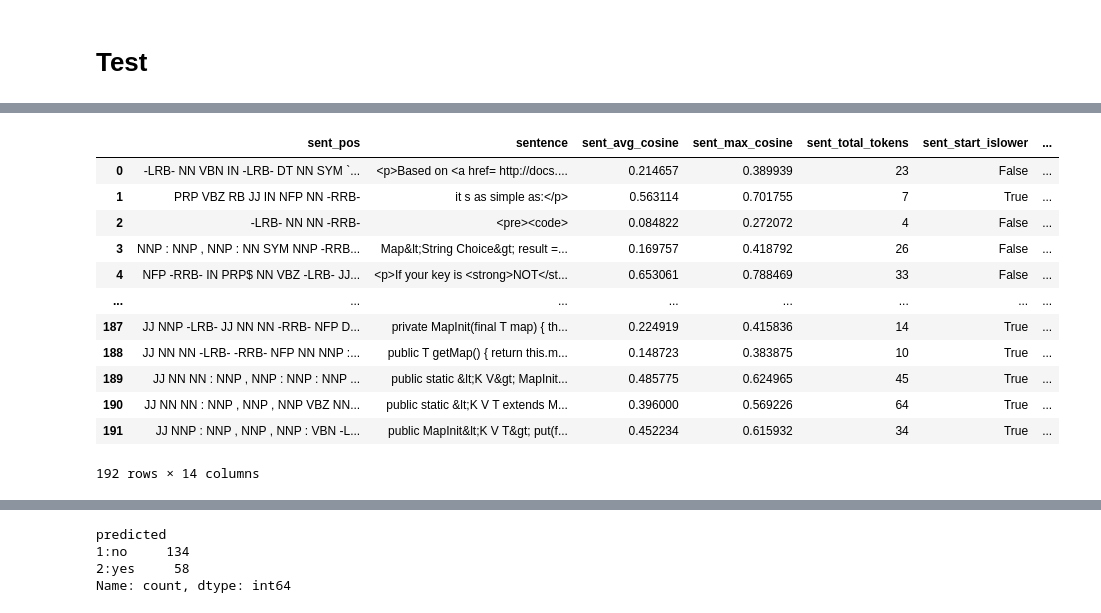
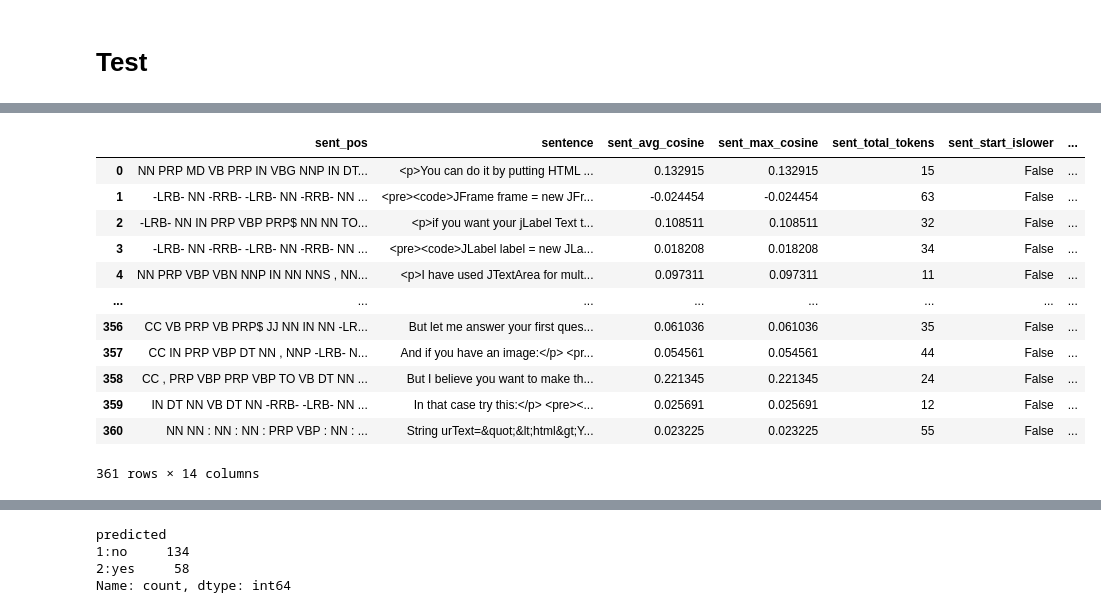
Before and after one commit to sharukat/docchameleon, a Jupyter notebook: doc_customizer_llm/SISE/notebook.ipynb, the cells around one changed output, grey strips where cells are left out. Drawn from its saved outputs; the diff is of its cells as text; code cells hidden in the pictures.

```diff
--- a/doc_customizer_llm/SISE/notebook.ipynb
+++ b/doc_customizer_llm/SISE/notebook.ipynb
@@ -202,7 +202,7 @@ train_df.drop(columns='answers', inplace=True)
 # Test
 # %%
 F = Feature()
-result = F.so_features("awt", "Image")
+result = F.so_features("swing", "JLabel")
 # %%
 result
 # %% [output]
@@ -210,44 +226,44 @@ result
 # %%
 df = pd.DataFrame(result)
 df['sentence'] = df['sentence'].str.replace(r'["\']', ' ', regex=True).str.replace(","," ").str.replace("|"," ")
 df['sent_pos'] = df['sent_pos'].replace({'"': ' ', "'": ' '}, regex=True)
 
 def replace_newlines(s):
     return s.replace('\n', ' ')
 
 # Apply function to all string columns
 df = df.applymap(lambda x: replace_newlines(x) if isinstance(x, str) else x)
 
 df = df[[
     'sent_pos',
     'sentence',
     'sent_avg_cosine',
     'sent_max_cosine',
     'sent_total_tokens',
     'sent_start_islower',
     'question_views',
     'question_answer_count',
     'question_size',
     'answer_contains_code', 'answer_age', 'answer_size', 'answer_score']]
 
 df['isMeaningful'] = '?'
-df.to_csv('/Users/sharukat/Documents/ResearchYU/Code/doc-customizer-llm/doc_customizer_llm/SISE/test_data.csv', index=False)
+df.to_csv('/Users/sharukat/Documents/ResearchYU/Code/doc-customizer-llm/doc_customizer_llm/SISE/test_data_new.csv', index=False)
 # df = pd.read_csv('/Users/sharukat/Documents/ResearchYU/Code/doc-customizer-llm/doc_customizer_llm/SISE/test_data.csv')
 df
 # %% [output]
 |  | sent_pos | sentence | sent_avg_cosine | sent_max_cosine | sent_total_tokens | sent_start_islower | ... |
-| 0 | -LRB- NN VBN IN -LRB- DT NN SYM `... | <p>Based on <a href= http://docs.... | 0.214657 | 0.389939 | 23 | False | ... |
-| 1 | PRP VBZ RB JJ IN NFP NN -RRB- | it s as simple as:</p> | 0.563114 | 0.701755 | 7 | True | ... |
-| 2 | -LRB- NN NN -RRB- | <pre><code> | 0.084822 | 0.272072 | 4 | False | ... |
-| 3 | NNP : NNP , NNP : NN SYM NNP -RRB... | Map&lt;String Choice&gt; result =... | 0.169757 | 0.418792 | 26 | False | ... |
-| 4 | NFP -RRB- IN PRP$ NN VBZ -LRB- JJ... | <p>If your key is <strong>NOT</st... | 0.653061 | 0.788469 | 33 | False | ... |
+| 0 | NN PRP MD VB PRP IN VBG NNP IN DT... | <p>You can do it by putting HTML ... | 0.132915 | 0.132915 | 15 | False | ... |
+| 1 | -LRB- NN -RRB- -LRB- NN -RRB- NN ... | <pre><code>JFrame frame = new JFr... | -0.024454 | -0.024454 | 63 | False | ... |
+| 2 | -LRB- NN IN PRP VBP PRP$ NN NN TO... | <p>if you want your jLabel Text t... | 0.108511 | 0.108511 | 32 | False | ... |
+| 3 | -LRB- NN -RRB- -LRB- NN -RRB- NN ... | <pre><code>JLabel label = new JLa... | 0.018208 | 0.018208 | 34 | False | ... |
+| 4 | NN PRP VBP VBN NNP IN NN NNS , NN... | <p>I have used JTextArea for mult... | 0.097311 | 0.097311 | 11 | False | ... |
 | ... | ... | ... | ... | ... | ... | ... | ... |
-| 187 | JJ NNP -LRB- JJ NN NN -RRB- NFP D... | private MapInit(final T map) { th... | 0.224919 | 0.415836 | 14 | True | ... |
-| 188 | JJ NN NN -LRB- -RRB- NFP NN NNP :... | public T getMap() { return this.m... | 0.148723 | 0.383875 | 10 | True | ... |
-| 189 | JJ NN NN : NNP , NNP : NNP : NNP ... | public static &lt;K V&gt; MapInit... | 0.485775 | 0.624965 | 45 | True | ... |
-| 190 | JJ NN NN : NNP , NNP , NNP VBZ NN... | public static &lt;K V T extends M... | 0.396000 | 0.569226 | 64 | True | ... |
-| 191 | JJ NNP : NNP , NNP , NNP : VBN -L... | public MapInit&lt;K V T&gt; put(f... | 0.452234 | 0.615932 | 34 | True | ... |
+| 356 | CC VB PRP VB PRP$ JJ NN IN NN -LR... | But let me answer your first ques... | 0.061036 | 0.061036 | 35 | False | ... |
+| 357 | CC IN PRP VBP DT NN , NNP -LRB- N... | And if you have an image:</p> <pr... | 0.054561 | 0.054561 | 44 | False | ... |
+| 358 | CC , PRP VBP PRP VBP TO VB DT NN ... | But I believe you want to make th... | 0.221345 | 0.221345 | 24 | False | ... |
+| 359 | IN DT NN VB DT NN -RRB- -LRB- NN ... | In that case try this:</p> <pre><... | 0.025691 | 0.025691 | 12 | False | ... |
+| 360 | NN NN : NN : NN : PRP VBP : NN : ... | String urText=&quot;&lt;html&gt;Y... | 0.023225 | 0.023225 | 55 | False | ... |
-192 rows × 14 columns
+361 rows × 14 columns
 # %%
 predicted_df = pd.read_csv('/Users/sharukat/Documents/ResearchYU/Code/doc-customizer-llm/doc_customizer_llm/SISE/predicted.csv')
 predicted_df
```
Also changed, not shown: parts of 4 cells of this notebook, 58 other files.
